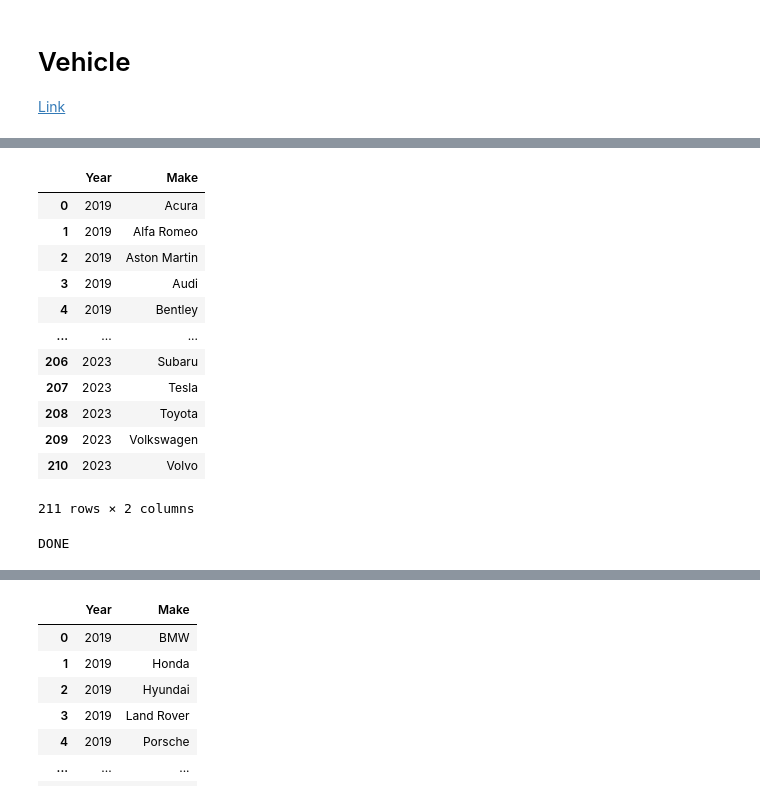
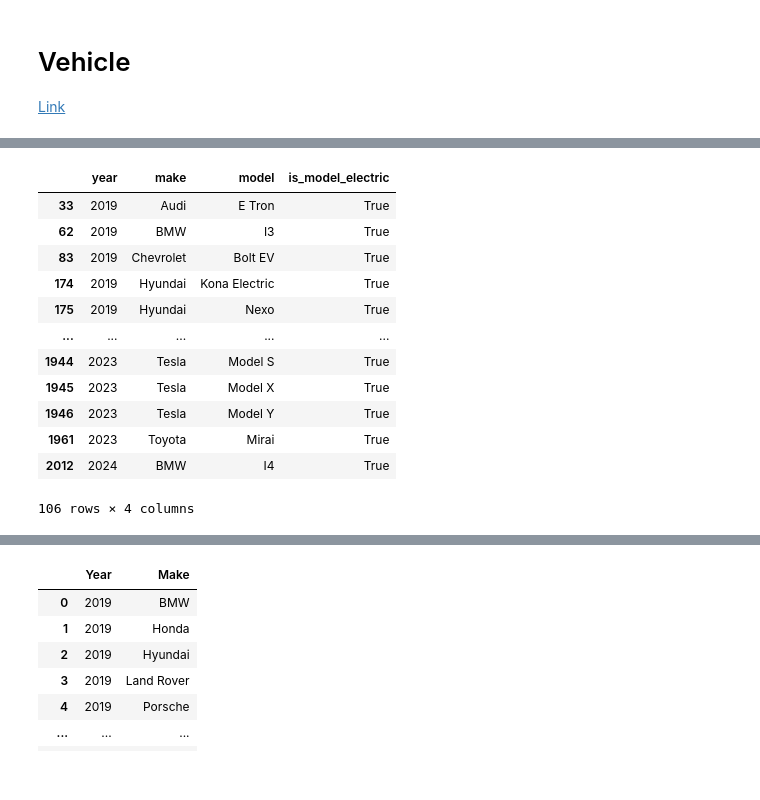
Before and after one commit to haritsm/vehicledatabase-exploration, a Jupyter notebook: vehicle.ipynb, the cells around one changed output, grey strips where cells are left out. Drawn from its saved outputs; the diff is of its cells as text; code cells hidden in the pictures.

```diff
--- a/vehicle.ipynb
+++ b/vehicle.ipynb
@@ -38,46 +97,24 @@ DONE
 # %%
-vehicle_year_make_df
+vehicle_year_make_model_df
 # %% [output]
-|  | Year | Make |
-| 0 | 2019 | Acura |
-| 1 | 2019 | Alfa Romeo |
-| 2 | 2019 | Aston Martin |
-| 3 | 2019 | Audi |
-| 4 | 2019 | Bentley |
-| ... | ... | ... |
-| 206 | 2023 | Subaru |
-| 207 | 2023 | Tesla |
-| 208 | 2023 | Toyota |
-| 209 | 2023 | Volkswagen |
-| 210 | 2023 | Volvo |
+|  | year | make | model | is_model_electric |
+| 33 | 2019 | Audi | E Tron | True |
+| 62 | 2019 | BMW | I3 | True |
+| 83 | 2019 | Chevrolet | Bolt EV | True |
+| 174 | 2019 | Hyundai | Kona Electric | True |
+| 175 | 2019 | Hyundai | Nexo | True |
+| ... | ... | ... | ... | ... |
+| 1944 | 2023 | Tesla | Model S | True |
+| 1945 | 2023 | Tesla | Model X | True |
+| 1946 | 2023 | Tesla | Model Y | True |
+| 1961 | 2023 | Toyota | Mirai | True |
+| 2012 | 2024 | BMW | I4 | True |
-211 rows × 2 columns
+106 rows × 4 columns
 # %%
-vehicle_year_make_model = []
+import duckdb
 
-def get_vehicle_model_make_year(year, make):
-    url = "https://api.vehicledatabases.com/market-value/options/v3/model/" + str(year) + "/" + make
-    payload={}
-    headers = {
-        'x-AuthKey': api_key
-    }
-    result = requests.request("GET", url, headers=headers, data=payload)
-    return result.text
-
-for index, row in vehicle_year_make_df.iterrows():
-    year = row["Year"]
-    make = row["Make"]
-
-    result_text = get_vehicle_model_make_year(year, make)
-    result = json.loads(result_text)
-    models = result["data"]["models"]
-    for model in models:
-        vehicle_year_make_model.append({
-            "Year": year
-            , "Make": make
-            , "Model": model
-        })
-
-vehicle_year_make_model_df = pd.DataFrame(vehicle_year_make_model)
-print("DONE")
+with duckdb.connect("vehicle_database.db") as con:
+    try:
+        con.sql("CREATE TABLE vehicle_year_make_model AS SELECT * FROM vehicle_year_make_model_df")
+    except ValueError:
+        print(ValueError)
-# %% [output]
-DONE
```
Also changed, not shown: parts of 19 cells of this notebook, 3 other files.
